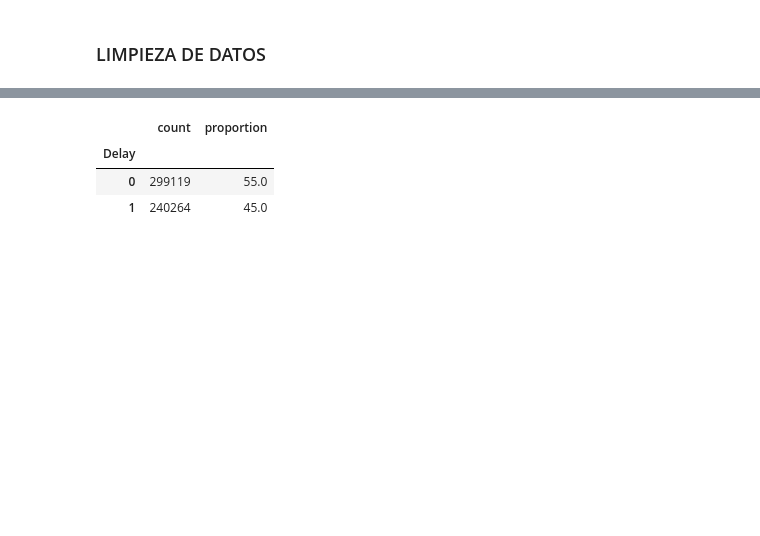
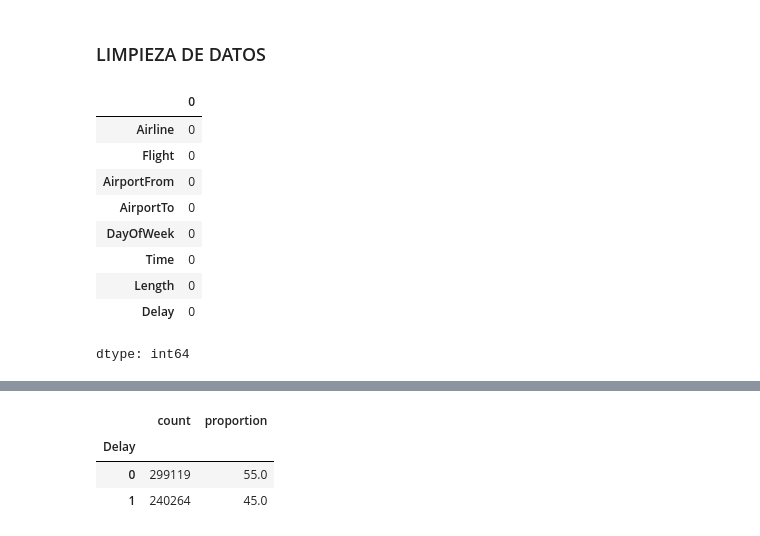
Before and after one commit to Sts87/FlightOnTime, a Jupyter notebook: FlightOnTime-Analisis.ipynb, the cells around one changed output, grey strips where cells are left out. Saved outputs shown, nothing was run; the diff lists cells and outputs as text; code cells hidden in the pictures; blank space fills up the shorter version.

```diff
--- a/FlightOnTime-Analisis.ipynb
+++ b/FlightOnTime-Analisis.ipynb
@@ -27,3 +54,18 @@ df = pd.read_csv(url)
 # %%
 # ELIMINAR COLUMNA CODIGO
 df.drop('id', axis=1, inplace=True)
+# %%
+df = df.apply(lambda x: x.str.strip() if x.dtype == 'object' else x)
+df.replace('', inplace=True)
+df.isnull().sum()
+# %% [output]
+|  | 0 |
+| Airline | 0 |
+| Flight | 0 |
+| AirportFrom | 0 |
+| AirportTo | 0 |
+| DayOfWeek | 0 |
+| Time | 0 |
+| Length | 0 |
+| Delay | 0 |
+dtype: int64
```
Also changed, not shown: parts of 9 cells of this notebook.
